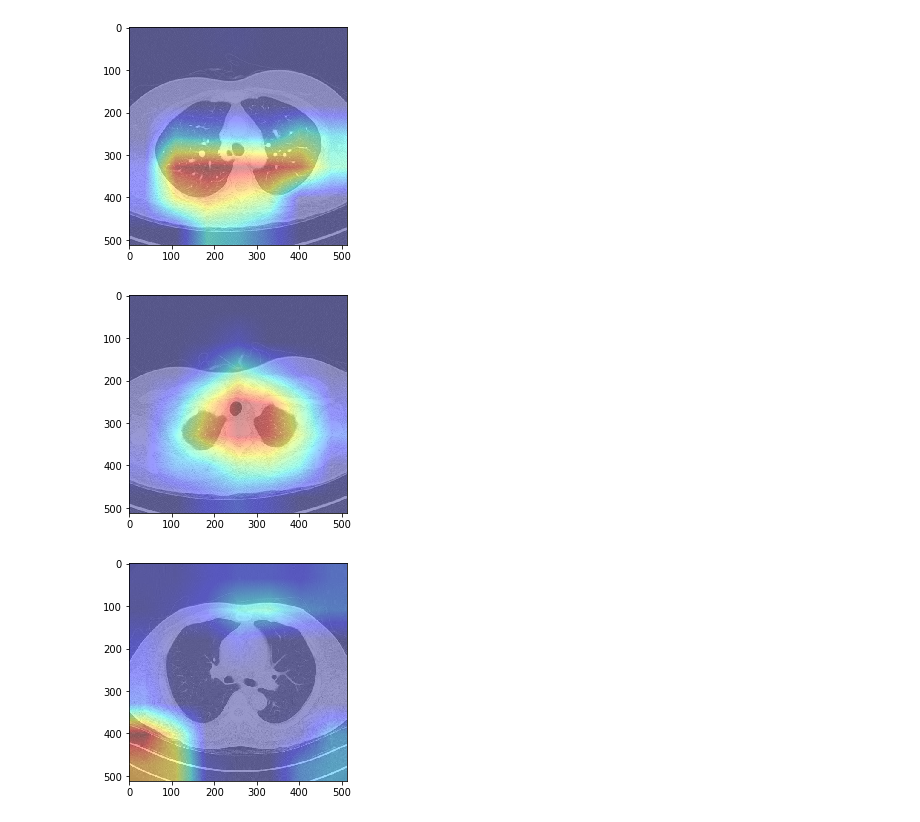
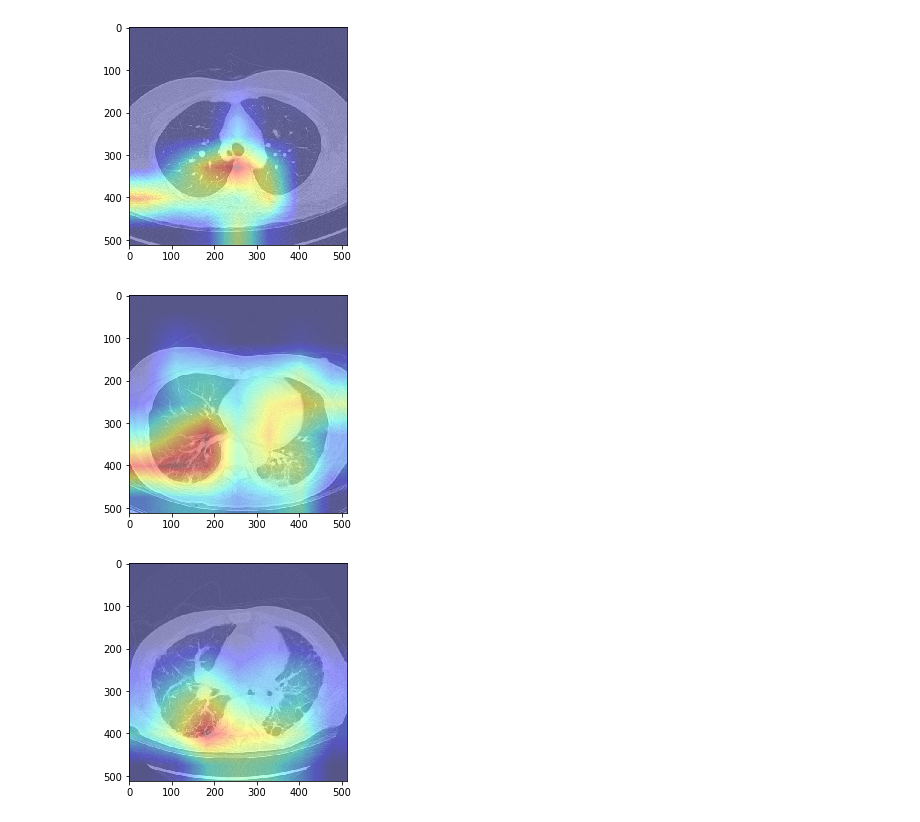
Before and after one commit to Media1129/ILD_PROJECT, a Jupyter notebook: Grad_CAM/ILD_CAM_RESNET.ipynb, the cells around one changed output. Drawn from its saved outputs; the diff is of its cells as text; code cells hidden in the pictures.

Commit message:
train the whole resnet parameter and look the cam

```diff
--- a/Grad_CAM/ILD_CAM_RESNET.ipynb
+++ b/Grad_CAM/ILD_CAM_RESNET.ipynb
@@ -141,21 +85,23 @@ plot_heatmap(heatmap, img_path)
+# %%
+model = load_model("../../model_output/018_train.h5")
 # %%
 img_path = '../data_store/ALL_NORMAL/14/14_35.jpg'
 img = processing_image(img_path)
 heatmap = gradcam(model, img)
 plot_heatmap(heatmap, img_path)
 # %% [output]
-[figure, old version]
+[figure, new version]
 # %%
-img_path = '../data_store/ALL_NORMAL/14/14_10.jpg'
+img_path = '../data_store/ALL_ILD/1/1_19.jpg'
 img = processing_image(img_path)
 heatmap = gradcam(model, img)
 plot_heatmap(heatmap, img_path)
 # %% [output]
-[figure, old version]
+[figure, new version]
 # %%
-img_path = '../data_store/ALL_NORMAL/12/12_10.jpg'
+img_path = '../data_store/ALL_ILD/9/9_23.jpg'
 img = processing_image(img_path)
 heatmap = gradcam(model, img)
 plot_heatmap(heatmap, img_path)
 # %% [output]
-[figure, old version]
+[figure, new version]
```
Also changed, not shown: parts of 15 cells of this notebook, 2 other files.
